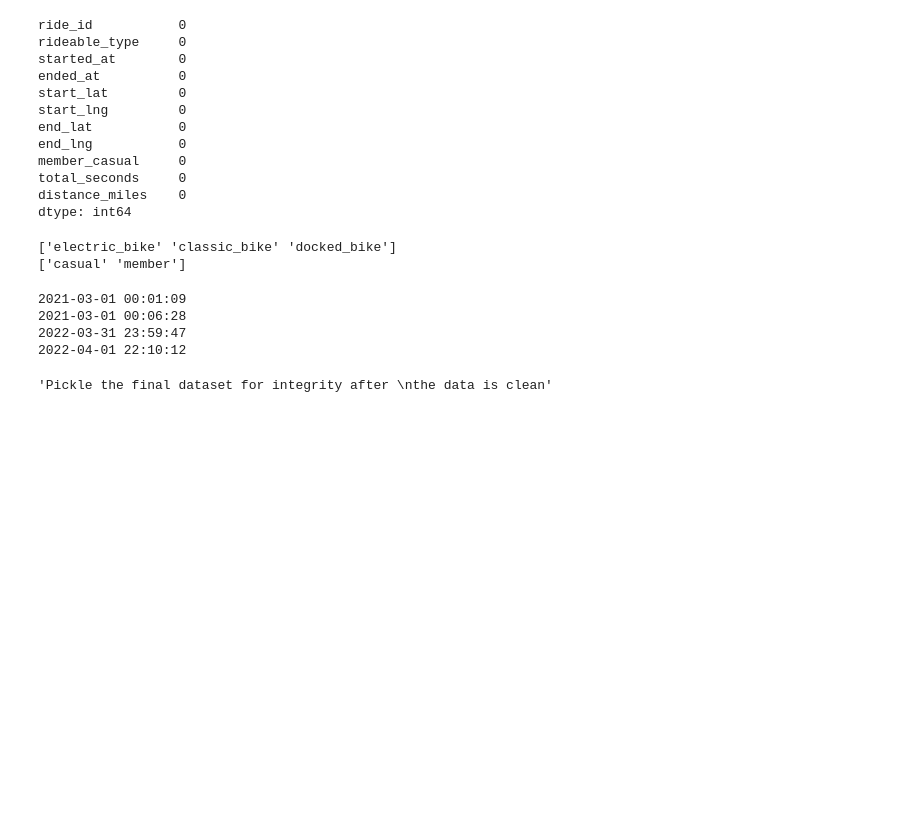
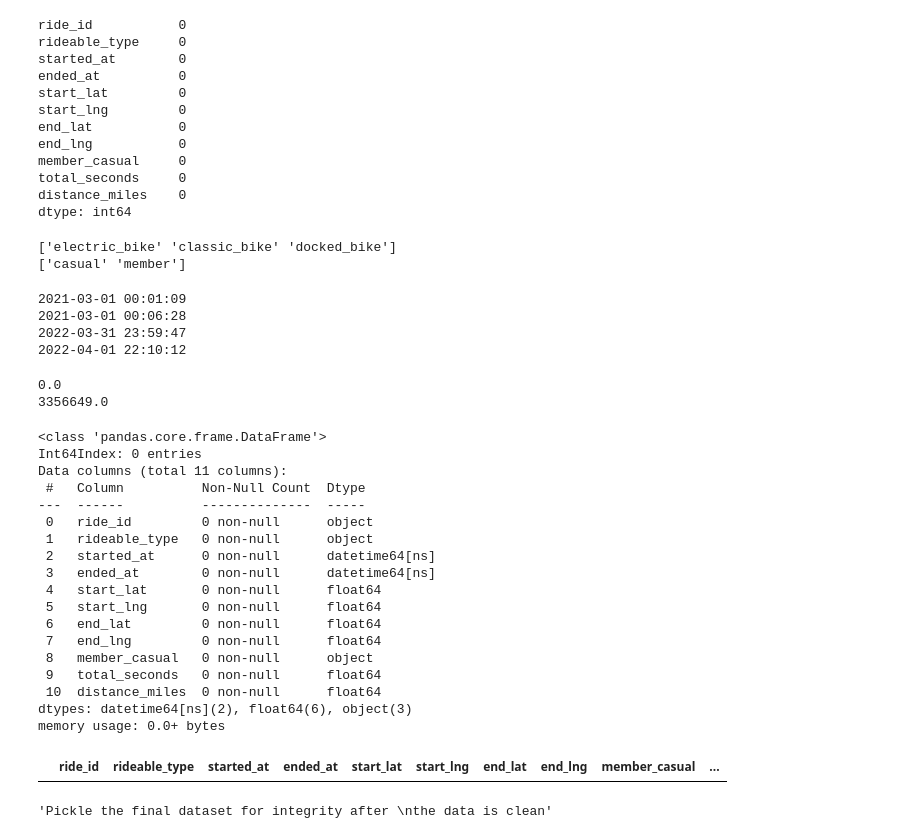
Before and after one commit to KarthikBhaktha/Case_Study_Bike_Sharing, a Jupyter notebook: python_script/merge_csv_and_pickle.ipynb, the cells around one changed output. Drawn from its saved outputs; the diff is of its cells as text; code cells hidden in the pictures; blank space fills up the shorter version.

Commit message:
fixed negetive total_seconds

```diff
--- a/python_script/merge_csv_and_pickle.ipynb
+++ b/python_script/merge_csv_and_pickle.ipynb
@@ -481,6 +484,39 @@ print(final_df.ended_at.max())
 2021-03-01 00:06:28
 2022-03-31 23:59:47
 2022-04-01 22:10:12
+# %%
+# checking total_seconds column for any unusual values.
+print(final_df.total_seconds.min())
+print(final_df.total_seconds.max())
+# %% [output]
+0.0
+3356649.0
+# %%
+'''Fixed this in the code cell where time difference is calculated'''
+# filter out columns with negetive total_seconds
+# less_than_zero_df = final_df[final_df['total_seconds'] < 0]
+# less_than_zero_df.info()
+# less_than_zero_df
+# %% [output]
+<class 'pandas.core.frame.DataFrame'>
+Int64Index: 0 entries
+Data columns (total 11 columns):
+ #   Column          Non-Null Count  Dtype
+---  ------          --------------  -----
+ 0   ride_id         0 non-null      object
+ 1   rideable_type   0 non-null      object
+ 2   started_at      0 non-null      datetime64[ns]
+ 3   ended_at        0 non-null      datetime64[ns]
+ 4   start_lat       0 non-null      float64
+ 5   start_lng       0 non-null      float64
+ 6   end_lat         0 non-null      float64
+ 7   end_lng         0 non-null      float64
+ 8   member_casual   0 non-null      object
+ 9   total_seconds   0 non-null      float64
+ 10  distance_miles  0 non-null      float64
+dtypes: datetime64[ns](2), float64(6), object(3)
+memory usage: 0.0+ bytes
+|  | ride_id | rideable_type | started_at | ended_at | start_lat | start_lng | end_lat | end_lng | member_casual | ... |
 # %%
 '''Pickle the final dataset for integrity after
 the data is clean'''
```
Also changed, not shown: parts of 6 cells of this notebook.
